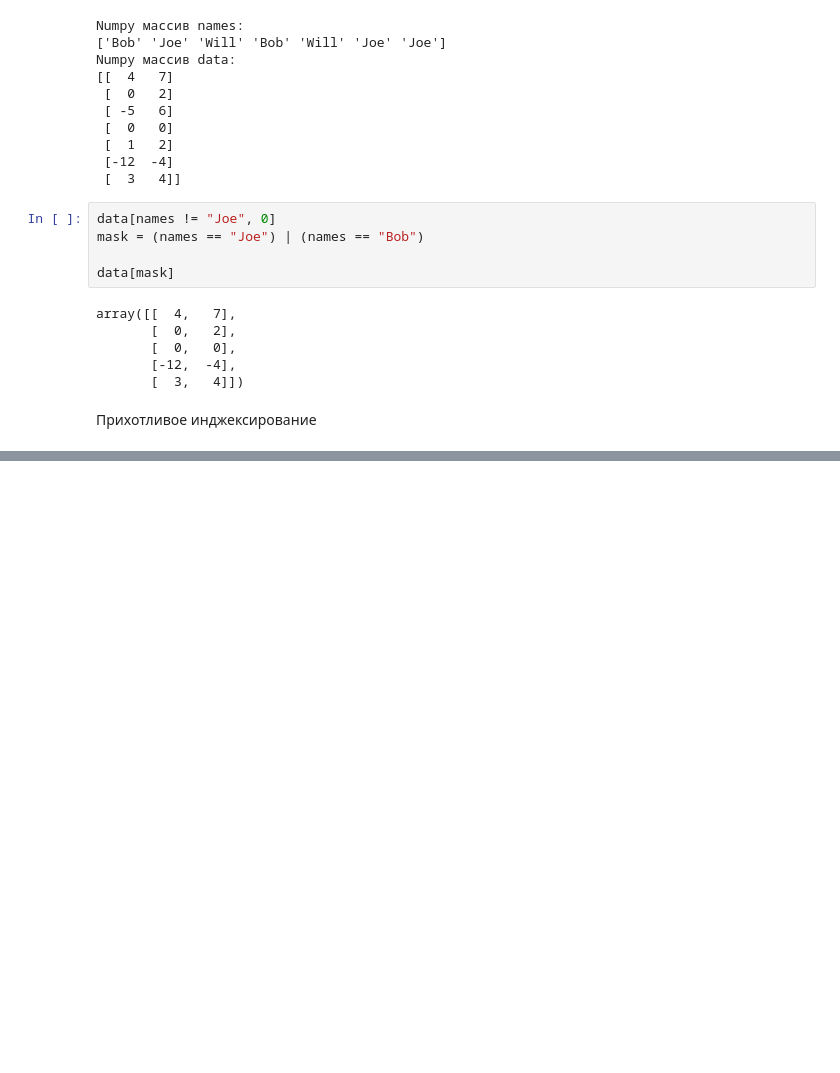
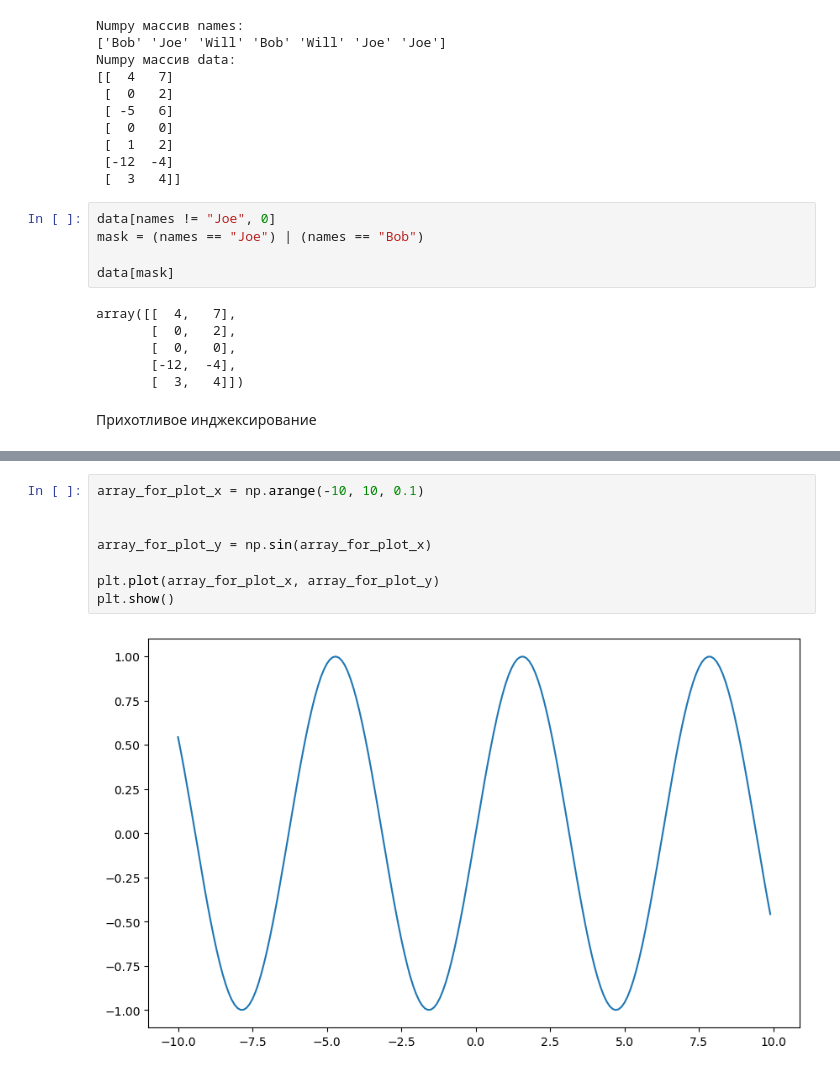
Before and after one commit to KorolevIvanMi/ML, a Jupyter notebook: learning/learn_numpy.ipynb, the cells around one changed output, grey strips where cells are left out. Saved outputs shown, nothing was run; the diff lists cells and outputs as text; blank space fills up the shorter version.

```diff
--- a/learning/learn_numpy.ipynb
+++ b/learning/learn_numpy.ipynb
@@ -93,0 +133,10 @@ print("2-мерный Numpy массив arr:\n{}".format(arr))
+# %%
+array_for_plot_x = np.arange(-10, 10, 0.1)
+
+
+array_for_plot_y = np.sin(array_for_plot_x)
+
+plt.plot(array_for_plot_x, array_for_plot_y)
+plt.show()
+# %% [output]
+[figure, added]
```
Also changed, not shown: parts of 14 cells of this notebook, 1 other file.
